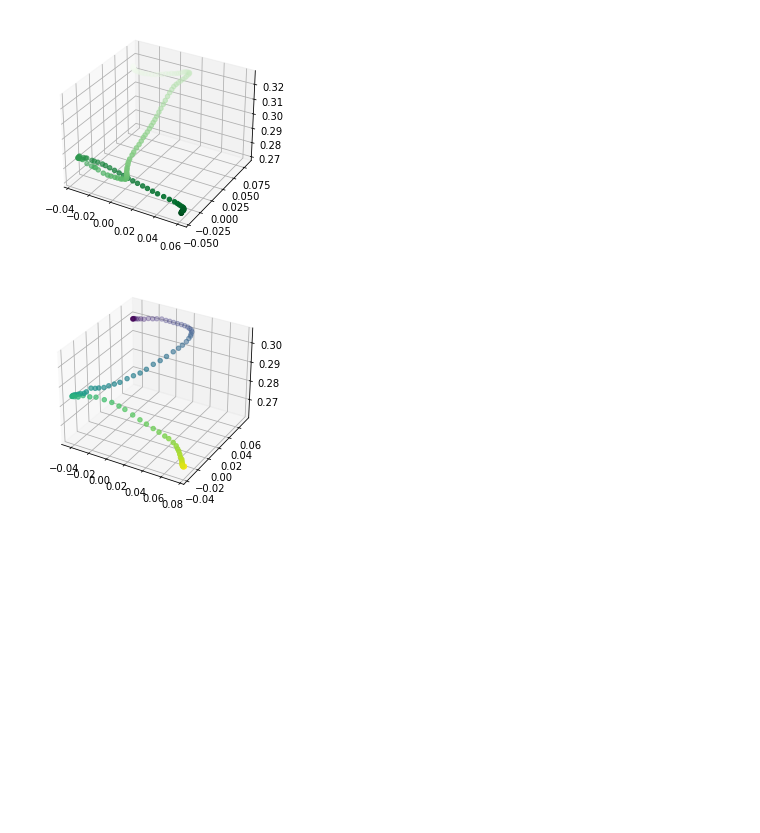
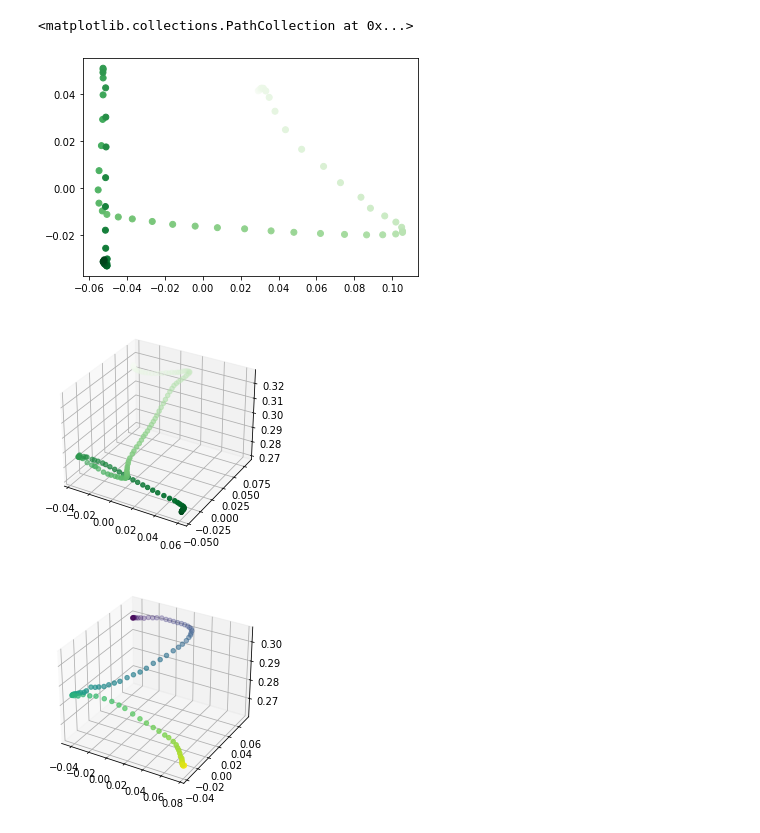
Before and after one commit to rodmagaldi/project2-data-mining, a Jupyter notebook: src/main.ipynb, the cells around one changed output. Saved outputs shown, nothing was run; the diff lists cells and outputs as text; code cells hidden in the pictures; blank space fills up the shorter version.

```diff
--- a/src/main.ipynb
+++ b/src/main.ipynb
@@ -71,18 +71,29 @@ computation = Computation()
 
 data = importer.get_data()
 data_1_1_1 = data.query('user == 1 and label == 1 and iteration == 1')
-data_1_2_1 = data.query('user == 1 and label == 2 and iteration == 1')
+data_1_2_1 = data.query('user == 2 and label == 2 and iteration == 1')
 data_1_3_1 = data.query('user == 1 and label == 3 and iteration == 1')
 # %%
 from mpl_toolkits import mplot3d
 %matplotlib inline
 import matplotlib.pyplot as plt
+# %%
+from sklearn.decomposition import PCA
+pca = PCA()
+pca_data = pca.fit_transform(data_1_2_1[['<x>', '<y>', '<z>']])
+pca_project = pca_data[:,0:2]
+fig = plt.figure()
+ax = plt.axes()
+ax.scatter(pca_project[:,0],pca_project[:,1], c=data_1_2_1['<t>'], cmap='Greens')
+# %% [output]
+<matplotlib.collections.PathCollection at 0x...>
+[figure, added]
 # %%
 fig = plt.figure()
 ax = plt.axes(projection='3d')
 ax.scatter3D(data_1_2_1['<x>'], data_1_2_1['<y>'], data_1_2_1['<z>'], c=data_1_2_1['<t>'], cmap='Greens');
 # %% [output]
-[figure, old version]
+[figure, new version]
 # %%
 fig = plt.figure()
 ax = plt.axes(projection='3d')
```
Also changed, not shown: 4 other files.
